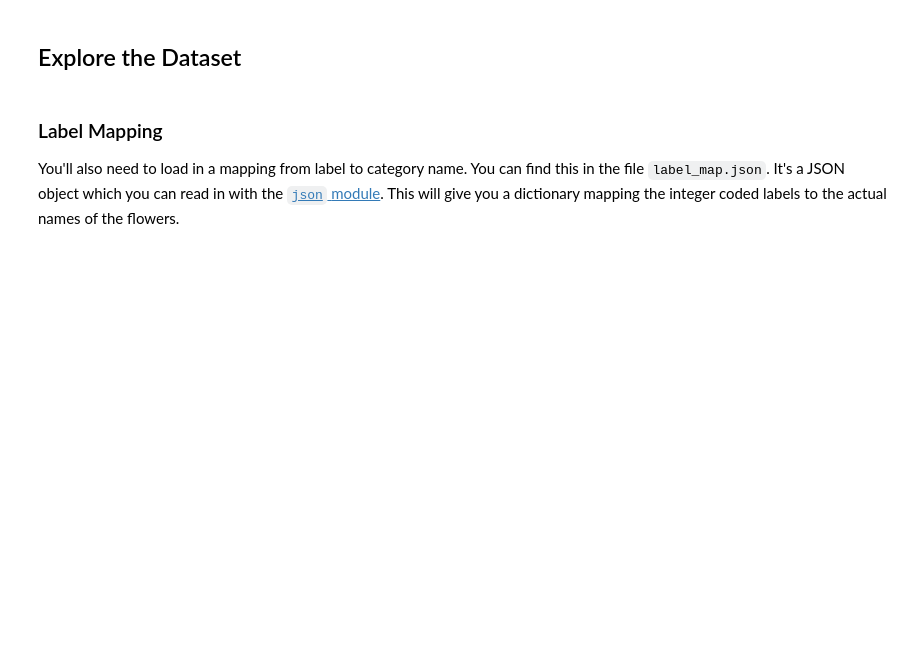
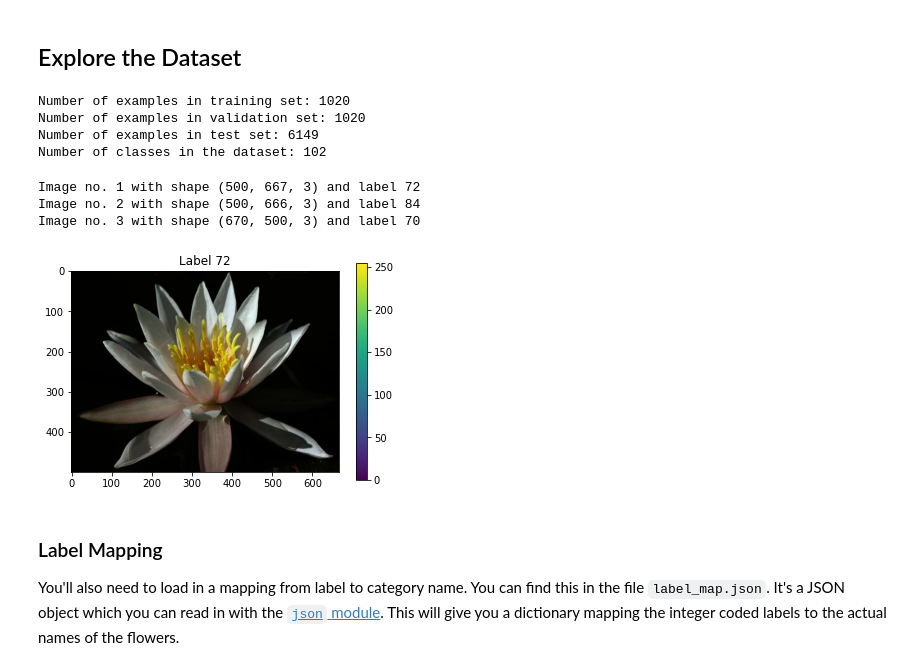
Before and after one commit to droussis/intro_to_ml_with_tf, a Jupyter notebook: image_classifier/Project_Image_Classifier_Project.ipynb, the cells around one changed output. Drawn from its saved outputs; the diff is of its cells as text; code cells hidden in the pictures; blank space fills up the shorter version.

```diff
--- a/image_classifier/Project_Image_Classifier_Project.ipynb
+++ b/image_classifier/Project_Image_Classifier_Project.ipynb
@@ -51,18 +78,55 @@ The validation and testing sets are used to measure the model's performance on d
 # %%
 # TODO: Load the dataset with TensorFlow Datasets.
+ds, ds_info = tfds.load('oxford_flowers102', with_info=True, as_supervised=True)
 
 # TODO: Create a training set, a validation set and a test set.
+training_set, validation_set, test_set = ds['train'], ds['validation'], ds['test']
 # %% [markdown]
 ## Explore the Dataset
 # %%
 # TODO: Get the number of examples in each set from the dataset info.
 
+num_train = ds_info.splits['train'].num_examples
+num_val = ds_info.splits['validation'].num_examples
+num_test = ds_info.splits['test'].num_examples
+
+print('Number of examples in training set:', num_train,
+      '\nNumber of examples in validation set:', num_val,
+      '\nNumber of examples in test set:', num_test)
+
 # TODO: Get the number of classes in the dataset from the dataset info.
+
+num_classes = ds_info.features['label'].num_classes
+print('Number of classes in the dataset:', num_classes)
+# %% [output]
+Number of examples in training set: 1020
+Number of examples in validation set: 1020
+Number of examples in test set: 6149
+Number of classes in the dataset: 102
 # %%
 # TODO: Print the shape and corresponding label of 3 images in the training set.
+
+i = 1
+for image, label in training_set.take(3):
+    print('Image no. {} with shape {} and label {}'.format(i, image.shape, label))
+    i += 1
+# %% [output]
+Image no. 1 with shape (500, 667, 3) and label 72
+Image no. 2 with shape (500, 666, 3) and label 84
+Image no. 3 with shape (670, 500, 3) and label 70
 # %%
 # TODO: Plot 1 image from the training set. Set the title
 # of the plot to the corresponding image label.
+
+for image, label in training_set.take(1):
+    image = image
+    label = label
+plt.imshow(image)
+plt.title('Label {}'.format(label))
+plt.colorbar()
+plt.show()
+# %% [output]
+[figure, added]
 # %% [markdown]
 ### Label Mapping
 
```
Also changed, not shown: parts of 7 cells of this notebook.
